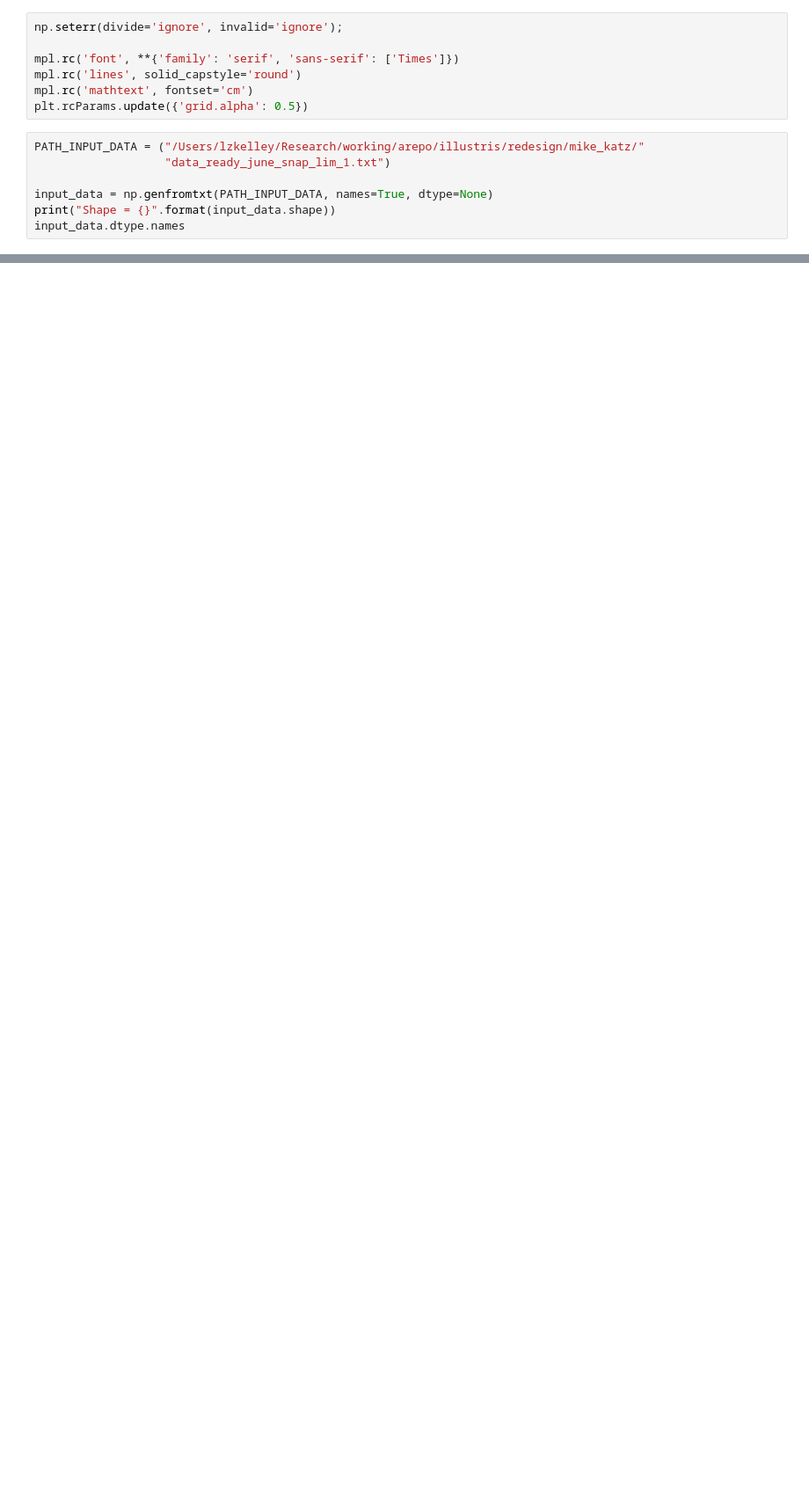
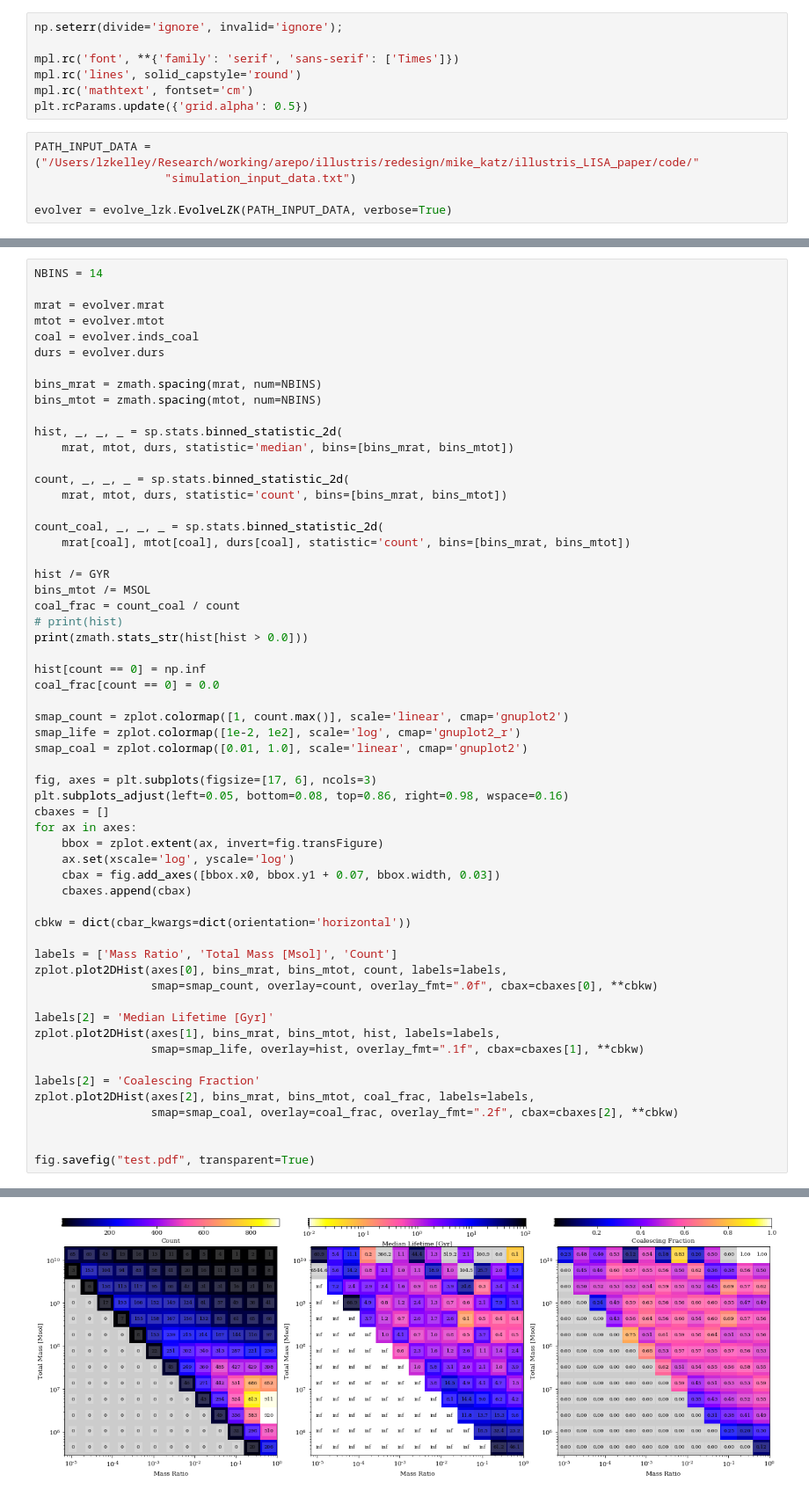
Before and after one commit to mikekatz04/Illustris_LISA_paper, a Jupyter notebook: code/lzk.ipynb, the cells around one changed output, grey strips where cells are left out. Shown at 88% size. Cells and saved outputs as stored; diff of their text form; blank space fills up the shorter version.

```diff
--- a/code/lzk.ipynb
+++ b/code/lzk.ipynb
@@ -15,10 +22,8 @@ mpl.rc('lines', solid_capstyle='round')
 mpl.rc('mathtext', fontset='cm')
 plt.rcParams.update({'grid.alpha': 0.5})
 # %%
-PATH_INPUT_DATA = ("/Users/lzkelley/Research/working/arepo/illustris/redesign/mike_katz/"
-                   "data_ready_june_snap_lim_1.txt")
+PATH_INPUT_DATA = ("/Users/lzkelley/Research/working/arepo/illustris/redesign/mike_katz/illustris_LISA_paper/code/"
+                   "simulation_input_data.txt")
 
-input_data = np.genfromtxt(PATH_INPUT_DATA, names=True, dtype=None)
-print("Shape = {}".format(input_data.shape))
-input_data.dtype.names
+evolver = evolve_lzk.EvolveLZK(PATH_INPUT_DATA, verbose=True)
 # %% [output]
@@ -64,0 +87,59 @@ sepa = (1.90e-01, 1.58e+00, 2.17e+00, 3.19e+00, 1.45e+02), for (0%, 16%, 50%, 84
+# %%
+NBINS = 14
+
+mrat = evolver.mrat
+mtot = evolver.mtot
+coal = evolver.inds_coal
+durs = evolver.durs
+
+bins_mrat = zmath.spacing(mrat, num=NBINS)
+bins_mtot = zmath.spacing(mtot, num=NBINS)
+
+hist, _, _, _ = sp.stats.binned_statistic_2d(
+    mrat, mtot, durs, statistic='median', bins=[bins_mrat, bins_mtot])
+
+count, _, _, _ = sp.stats.binned_statistic_2d(
+    mrat, mtot, durs, statistic='count', bins=[bins_mrat, bins_mtot])
+
+count_coal, _, _, _ = sp.stats.binned_statistic_2d(
+    mrat[coal], mtot[coal], durs[coal], statistic='count', bins=[bins_mrat, bins_mtot])
+
+hist /= GYR
+bins_mtot /= MSOL
+coal_frac = count_coal / count
+# print(hist)
+print(zmath.stats_str(hist[hist > 0.0]))
+
+hist[count == 0] = np.inf
+coal_frac[count == 0] = 0.0
+
+smap_count = zplot.colormap([1, count.max()], scale='linear', cmap='gnuplot2')
+smap_life = zplot.colormap([1e-2, 1e2], scale='log', cmap='gnuplot2_r')
+smap_coal = zplot.colormap([0.01, 1.0], scale='linear', cmap='gnuplot2')
+
+fig, axes = plt.subplots(figsize=[17, 6], ncols=3)
+plt.subplots_adjust(left=0.05, bottom=0.08, top=0.86, right=0.98, wspace=0.16)
+cbaxes = []
+for ax in axes:
+    bbox = zplot.extent(ax, invert=fig.transFigure)
+    ax.set(xscale='log', yscale='log')
+    cbax = fig.add_axes([bbox.x0, bbox.y1 + 0.07, bbox.width, 0.03])
+    cbaxes.append(cbax)
+
+cbkw = dict(cbar_kwargs=dict(orientation='horizontal'))
+
+labels = ['Mass Ratio', 'Total Mass [Msol]', 'Count']
+zplot.plot2DHist(axes[0], bins_mrat, bins_mtot, count, labels=labels,
+                 smap=smap_count, overlay=count, overlay_fmt=".0f", cbax=cbaxes[0], **cbkw)
+
+labels[2] = 'Median Lifetime [Gyr]'
+zplot.plot2DHist(axes[1], bins_mrat, bins_mtot, hist, labels=labels,
+                 smap=smap_life, overlay=hist, overlay_fmt=".1f", cbax=cbaxes[1], **cbkw)
+
+labels[2] = 'Coalescing Fraction'
+zplot.plot2DHist(axes[2], bins_mrat, bins_mtot, coal_frac, labels=labels,
+                 smap=smap_coal, overlay=coal_frac, overlay_fmt=".2f", cbax=cbaxes[2], **cbkw)
+
+
+fig.savefig("test.pdf", transparent=True)
+# %% [output]
@@ -64,0 +147 @@ sepa = (1.90e-01, 1.58e+00, 2.17e+00, 3.19e+00, 1.45e+02), for (0%, 16%, 50%, 84
+[figure, added]
```
Also changed, not shown: parts of 7 cells of this notebook, 6 other files.
